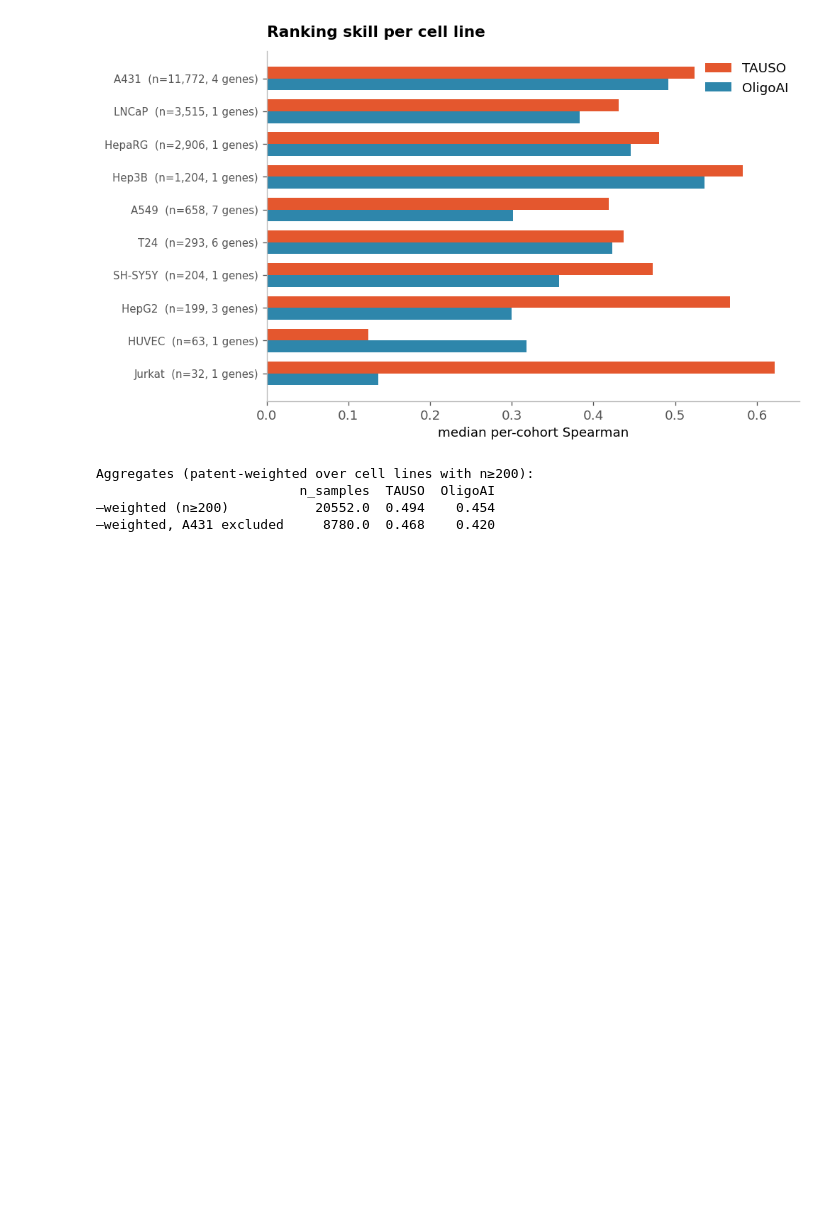
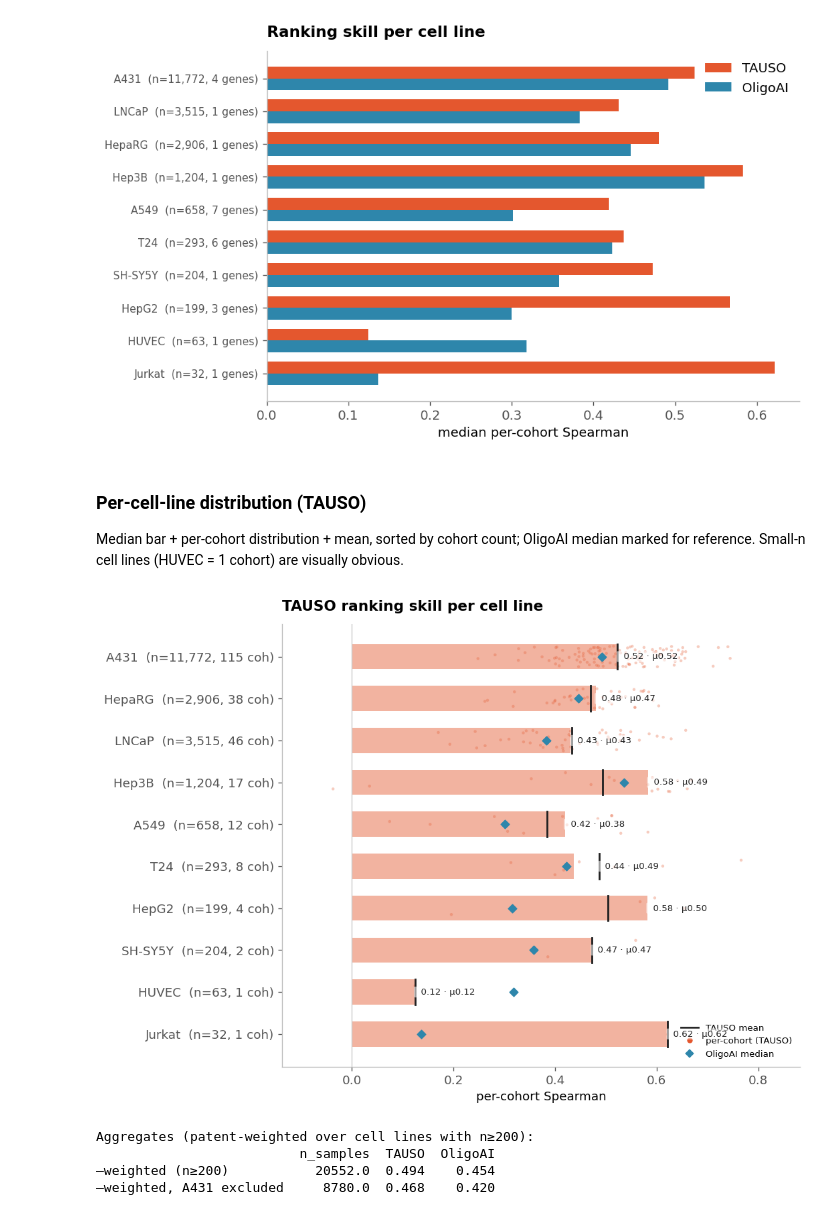
Before and after one commit to RedPenguin100/TAUSO, a Jupyter notebook: notebooks/graphs/models/breakdowns.ipynb, the cells around one changed output. Drawn from its saved outputs; the diff is of its cells as text; code cells hidden in the pictures; blank space fills up the shorter version.

```diff
--- a/notebooks/graphs/models/breakdowns.ipynb
+++ b/notebooks/graphs/models/breakdowns.ipynb
@@ -62,6 +62,28 @@ ax.set_xlabel('median per-cohort Spearman'); ax.set_title('Ranking skill per cel
 plt.tight_layout(); plt.show()
 # %% [output]
 [figure]
+# %% [markdown]
+### Per-cell-line distribution (TAUSO)
+Median bar + per-cohort distribution + mean, sorted by cohort count; OligoAI median marked for reference. Small-n cell lines (HUVEC = 1 cohort) are visually obvious.
+# %%
+from matplotlib.lines import Line2D
+nc = preds.groupby('Cell_line').custom_id.nunique().sort_values(ascending=False)
+dist  = {c: v.per_cohort_spearman(preds[preds.Cell_line==c], 'TAUSO') for c in nc.index}
+distA = {c: v.per_cohort_spearman(preds[preds.Cell_line==c], 'oligo_ai_score') for c in nc.index}
+cls = [c for c in nc.index if len(dist[c])]
+lbl = [f'{c}  (n={int((preds.Cell_line==c).sum()):,}, {len(dist[c])} coh)' for c in cls]
+fig, ax = plt.subplots(figsize=(9, .52*len(cls)+1.4))
+v.hbar_dist(ax, lbl, [np.median(dist[c]) for c in cls], [np.mean(dist[c]) for c in cls],
+            [dist[c] for c in cls], colors=[v.ACCENT]*len(cls), title='TAUSO ranking skill per cell line', xlabel='per-cohort Spearman')
+yy = np.arange(len(cls))[::-1]
+ax.scatter([np.median(distA[c]) if len(distA[c]) else np.nan for c in cls], yy, marker='D', s=28, color=v.BLUE, zorder=6)
+ax.legend(handles=[Line2D([0],[0],color='#222',lw=1.7,label='TAUSO mean'),
+                   Line2D([0],[0],marker='o',color='w',markerfacecolor=v.ACCENT,markersize=6,label='per-cohort (TAUSO)'),
+                   Line2D([0],[0],marker='D',color='w',markerfacecolor=v.BLUE,markersize=7,label='OligoAI median')],
+          frameon=False, fontsize=8, loc='lower right')
+plt.tight_layout(); plt.show()
+# %% [output]
+[figure, added]
 # %%
 # cell-line table with inhibition range + an A431-excluded aggregate (A431 is ~half the test rows)
 tbl = ta[['n_samples','n_genes','n_patents','inhib_min','inhib_max','inhib_mean','base_hit70','spearman_median']].copy()
```
Also changed, not shown: parts of 1 cell of this notebook, 1 other file.
